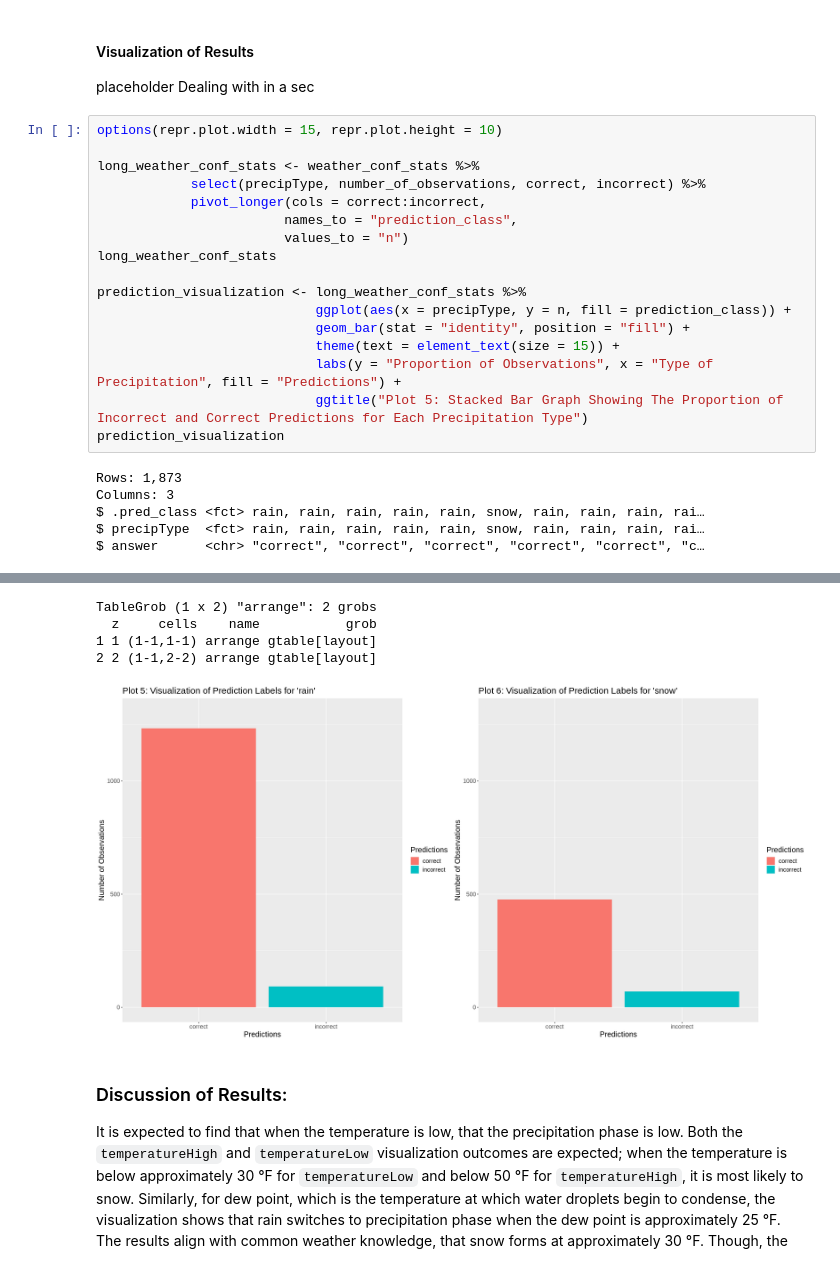
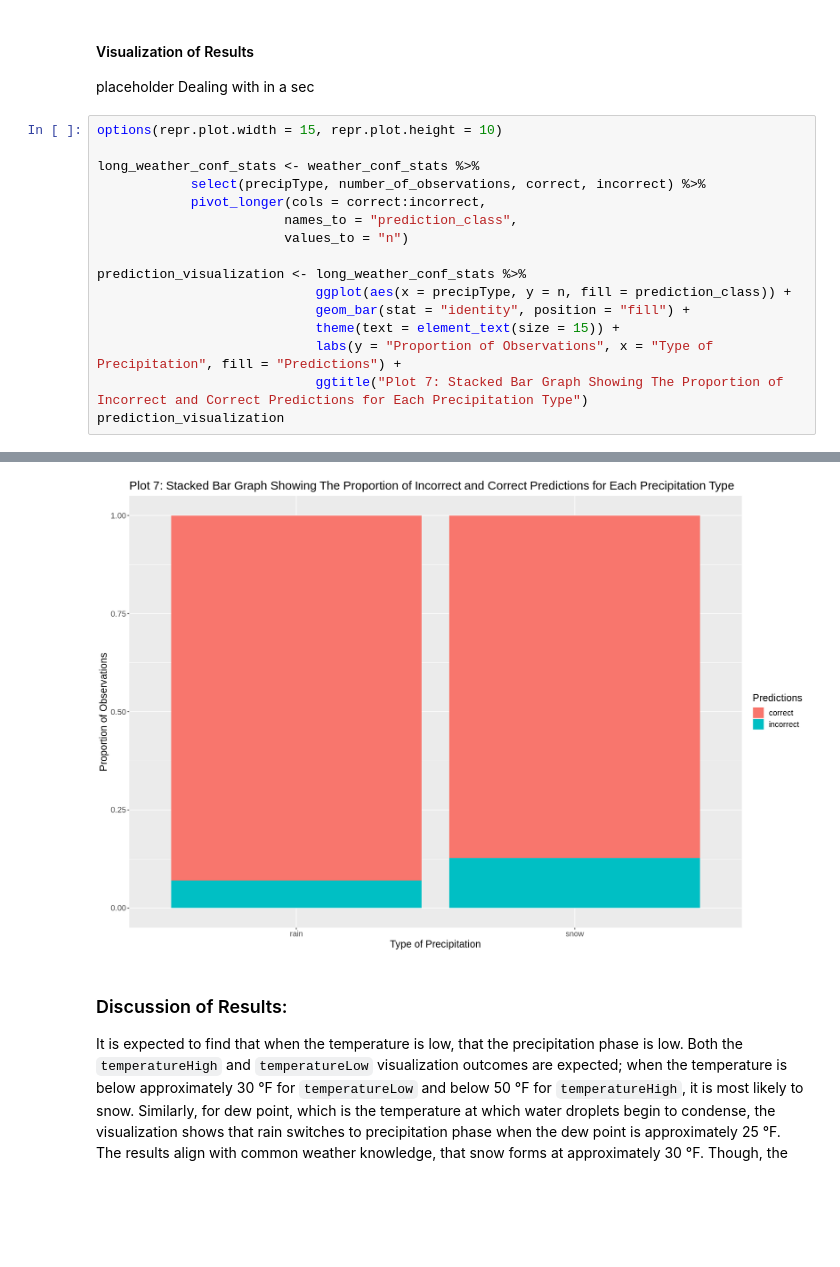
Before and after one commit to codingonapotato/dsci100_group_project_S2022, a Jupyter notebook: Final Project Report.ipynb, the cells around one changed output, grey strips where cells are left out. Drawn from its saved outputs; the diff is of its cells as text; blank space fills up the shorter version.

Commit message:
Updated Plot Titles so that the numbering should be consistent

```diff
--- a/Final Project Report.ipynb
+++ b/Final Project Report.ipynb
@@ -446,18 +446,12 @@ long_weather_conf_stats <- weather_conf_stats %>%
             pivot_longer(cols = correct:incorrect,
                         names_to = "prediction_class",
                         values_to = "n")
-long_weather_conf_stats
 
 prediction_visualization <- long_weather_conf_stats %>%
                             ggplot(aes(x = precipType, y = n, fill = prediction_class)) +
                             geom_bar(stat = "identity", position = "fill") +
                             theme(text = element_text(size = 15)) +
                             labs(y = "Proportion of Observations", x = "Type of Precipitation", fill = "Predictions") +
-                            ggtitle("Plot 5: Stacked Bar Graph Showing The Proportion of Incorrect and Correct Predictions for Each Precipitation Type")
+                            ggtitle("Plot 7: Stacked Bar Graph Showing The Proportion of Incorrect and Correct Predictions for Each Precipitation Type")
 prediction_visualization
 # %% [output]
-Rows: 1,873
-Columns: 3
-$ .pred_class <fct> rain, rain, rain, rain, rain, snow, rain, rain, rain, rai…
-$ precipType  <fct> rain, rain, rain, rain, rain, snow, rain, rain, rain, rai…
-$ answer      <chr> "correct", "correct", "correct", "correct", "correct", "c…
@@ -468,8 +458,4 @@ Warning message:
-TableGrob (1 x 2) "arrange": 2 grobs
-  z     cells    name           grob
-1 1 (1-1,1-1) arrange gtable[layout]
-2 2 (1-1,2-2) arrange gtable[layout]
-[figure, old version]
+[figure, new version]
 # %% [markdown]
 ### Discussion of Results:
 
```
Also changed, not shown: parts of 2 cells of this notebook.
